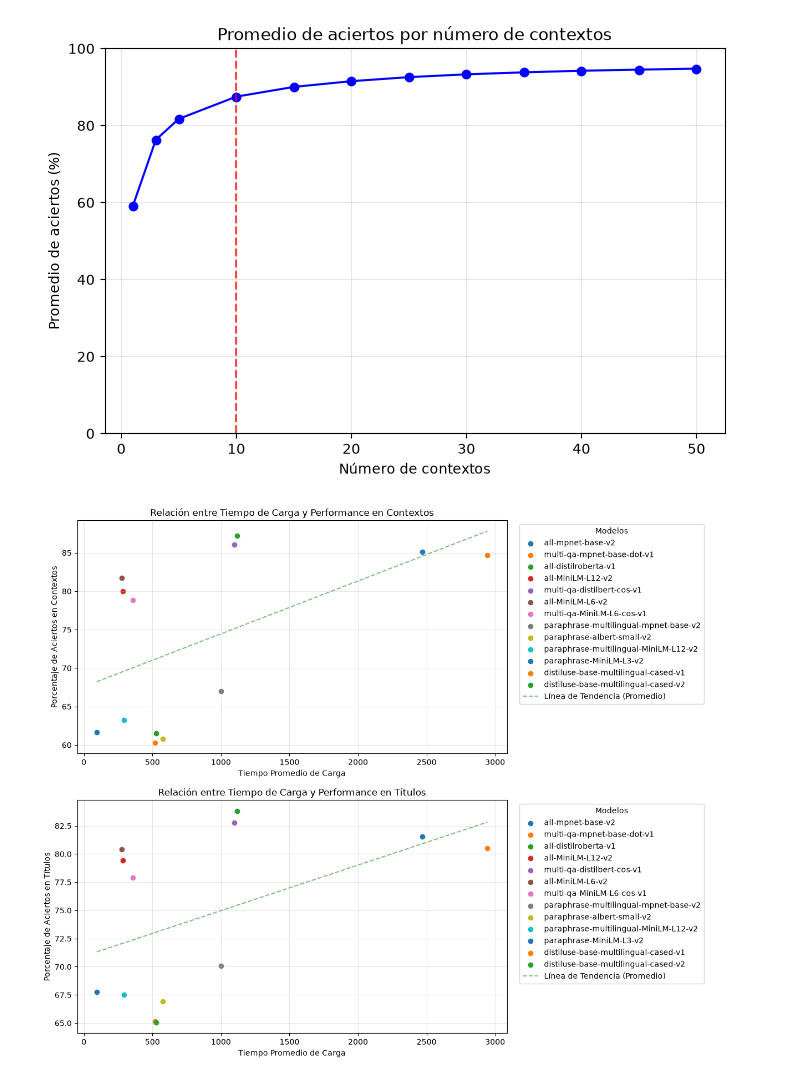
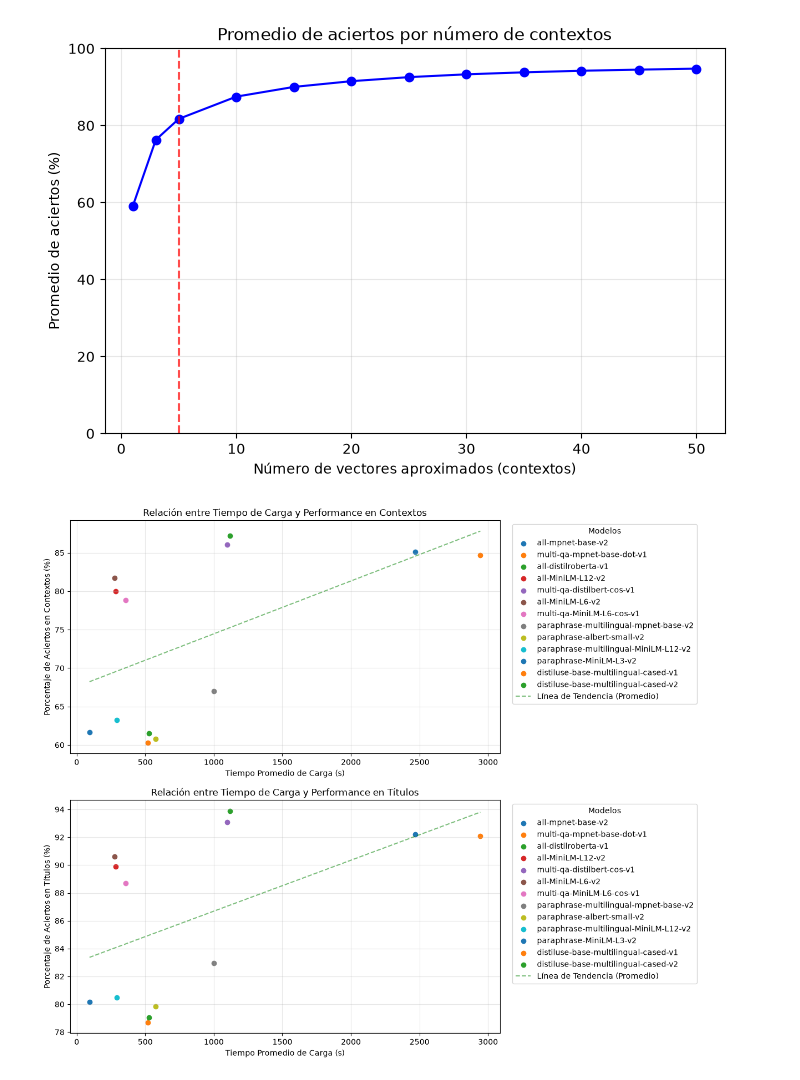
Before and after one commit to IvanGP7/TFG-RAG-VDB, a Jupyter notebook: src/Resulsts/resultados_benchmarks_aciertos.ipynb, the cells around one changed output. Cells and saved outputs as stored; diff of their text form; code cells hidden in the pictures.

```diff
--- a/src/Resulsts/resultados_benchmarks_aciertos.ipynb
+++ b/src/Resulsts/resultados_benchmarks_aciertos.ipynb
@@ -37,34 +29,44 @@ y = [df_analisis_aciertos[f'Hit_Rate_{n}'].str.rstrip('%').astype(float).mean()
 plt.figure(figsize=(8, 5))
 plt.plot(vectores_aprox, y, marker='o', linestyle='-', color='blue')
 
+# Ganancia Marginal: Delta_y / Delta_x
+# Delta_a = a[i] - a[i+1]
 punto_optimo_x = vectores_aprox[0]
-umbral_ganancia = 1.0 # Paramos cuando añadir 1 contexto aporte menos de un 1% de acierto
+umbral_ganancia = 2 # Porcentaje en el que parar de mirar la mejora
 
 for i in range(1, len(vectores_aprox)):
     delta_y = y[i] - y[i-1] # Cuánto sube el acierto
     delta_x = vectores_aprox[i] - vectores_aprox[i-1] # Cuántos contextos hemos añadido
 
     ganancia_por_contexto = delta_y / delta_x
-
+    # Si la ganancia es menor al umbral, el óptimo era el punto anterior
     if ganancia_por_contexto < umbral_ganancia:
-        # Si la ganancia es menor al umbral, el óptimo era el punto anterior
         punto_optimo_x = vectores_aprox[i-1]
         break
 plt.axvline(x=punto_optimo_x, color='red', linestyle='--', alpha=0.7, label='Punto Óptimo (Top-5)')
 
 plt.title('Promedio de aciertos por número de contextos')
-plt.xlabel('Número de contextos')
+plt.xlabel('Número de vectores aproximados (contextos)')
 plt.ylabel('Promedio de aciertos (%)')
 plt.ylim([0, 100])
 plt.grid(True, alpha=0.3)
 plt.show()
 # %% [output]
-[figure, old version]
+[figure, new version]
 # %%
+
+csv_porcentaje_contextos = r"C:\Users\playe\Documents\Trabajos\TFG-RAG-VDB\src\Resulsts\benchmark_aciertos_contextos.csv"
+csv_porcentaje_titulos = r"C:\Users\playe\Documents\Trabajos\TFG-RAG-VDB\src\Resulsts\benchmark_aciertos_titulo.csv"
+csv_tiempos = r"C:\Users\playe\Documents\Trabajos\TFG-RAG-VDB\src\Resulsts\benchmark_aciertos_tiempos.csv"
+
+df_contextos = pd.read_csv(csv_porcentaje_contextos)
+df_titulos = pd.read_csv(csv_porcentaje_titulos)
+df_tiempos = pd.read_csv(csv_tiempos)
+
 x_tiempo = df_tiempos['func_tiempo_carga']
 # Convertir a float después de eliminar el símbolo '%'
-y_porcentaje_contextos = df_contextos['Hit_Rate_3'].str.rstrip('%').astype(float)
-y_porcentaje_titulos = df_titulos['Hit_Rate_3'].str.rstrip('%').astype(float)
+y_porcentaje_contextos = df_contextos['Hit_Rate_5'].str.rstrip('%').astype(float)
+y_porcentaje_titulos = df_titulos['Hit_Rate_5'].str.rstrip('%').astype(float)
 modelos = df_contextos['Modelo']
 
 
@@ -80,35 +82,35 @@ for i in range(len(modelos)):
 
 #   Coeficientes:
 # b: constante de valor y en un supuesto x=0
 # m: pendiente de la línea
 coeficientes = np.polyfit(x_tiempo, y_porcentaje_contextos, 1) # [m, b]
 polinomio = np.poly1d(coeficientes) # f(x) = mx + b
 x_trend = np.linspace(x_tiempo.min(), x_tiempo.max(), 100)
 
 axes[0].plot(x_trend, polinomio(x_trend), "g--", alpha=0.5, label='Línea de Tendencia (Promedio)')
 
-axes[0].set_xlabel('Tiempo Promedio de Carga')
-axes[0].set_ylabel('Porcentaje de Aciertos en Contextos')
+axes[0].set_xlabel('Tiempo Promedio de Carga (s)')
+axes[0].set_ylabel('Porcentaje de Aciertos en Contextos (%)')
 axes[0].set_title('Relación entre Tiempo de Carga y Performance en Contextos')
 axes[0].legend(title='Modelos', bbox_to_anchor=(1.02, 1), loc='upper left')
 axes[0].grid(True, alpha=0.3)
 
 
 for i in range(len(modelos)):
     axes[1].scatter(x_tiempo[i], y_porcentaje_titulos[i], label=modelos[i])
 
 coeficientes = np.polyfit(x_tiempo, y_porcentaje_titulos, 1) # [m, b]
 polinomio = np.poly1d(coeficientes) # f(x) = mx + b
 x_trend = np.linspace(x_tiempo.min(), x_tiempo.max(), 100)
 
 axes[1].plot(x_trend, polinomio(x_trend), "g--", alpha=0.5, label='Línea de Tendencia (Promedio)')
 
-axes[1].set_xlabel('Tiempo Promedio de Carga')
-axes[1].set_ylabel('Porcentaje de Aciertos en Títulos')
+axes[1].set_xlabel('Tiempo Promedio de Carga (s)')
+axes[1].set_ylabel('Porcentaje de Aciertos en Títulos (%)')
 axes[1].set_title('Relación entre Tiempo de Carga y Performance en Títulos')
 axes[1].legend(title='Modelos', bbox_to_anchor=(1.02, 1), loc='upper left')
 axes[1].grid(True, alpha=0.3)
 
 plt.show()
 # %% [output]
-[figure, old version]
+[figure, new version]
```
Also changed, not shown: parts of 2 cells of this notebook, 3 other files.
